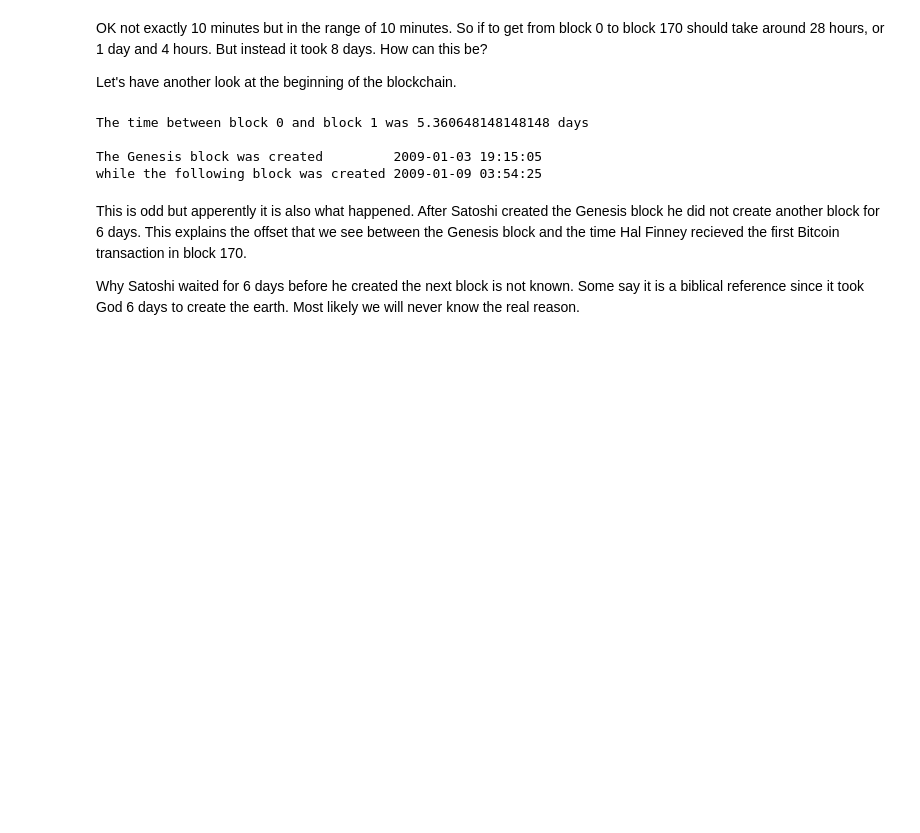
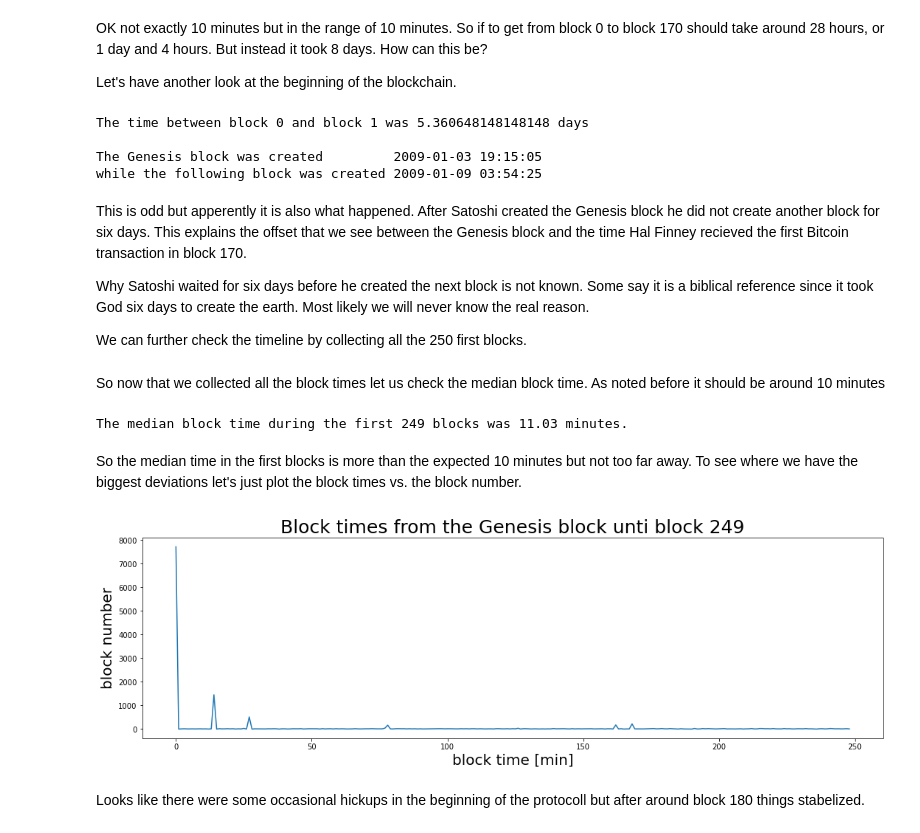
Before and after one commit to akcarsten/chain_explorer, a Jupyter notebook: examples/Secrets_of_the_Bitcoin_Blockchain-Part_I.ipynb, the cells around one changed output. Saved outputs shown, nothing was run; the diff lists cells and outputs as text; code cells hidden in the pictures; blank space fills up the shorter version.

```diff
--- a/examples/Secrets_of_the_Bitcoin_Blockchain-Part_I.ipynb
+++ b/examples/Secrets_of_the_Bitcoin_Blockchain-Part_I.ipynb
@@ -315,6 +317,43 @@ The time between block 0 and block 1 was 5.360648148148148 days
 The Genesis block was created         2009-01-03 19:15:05
 while the following block was created 2009-01-09 03:54:25
 # %% [markdown]
-This is odd but apperently it is also what happened. After Satoshi created the Genesis block he did not create another block for 6 days. This explains the offset that we see between the Genesis block and the time Hal Finney recieved the first Bitcoin transaction in block 170.
+This is odd but apperently it is also what happened. After Satoshi created the Genesis block he did not create another block for six days. This explains the offset that we see between the Genesis block and the time Hal Finney recieved the first Bitcoin transaction in block 170.
 
-Why Satoshi waited for 6 days before he created the next block is not known. Some say it is a biblical reference since it took God 6 days to create the earth. Most likely we will never know the real reason.
+Why Satoshi waited for six days before he created the next block is not known. Some say it is a biblical reference since it took God six days to create the earth. Most likely we will never know the real reason.
+
+We can further check the timeline by collecting all the 250 first blocks.
+# %%
+# This will take a moment since we start at block 0 and wait 1 second before moving on to the next block.
+# The waiting time is necessary to not get blocked by the  https://www.blockchain.com/explorer API.
+
+date = []
+
+for block in range(251):
+    raw_block = exp.get_by_block(block)
+    date.append(raw_block['time'])
+    time.sleep(1)
+# %% [markdown]
+So now that we collected all the block times let us check the median block time. As noted before it should be around 10 minutes
+# %%
+block_time = np.diff(date) / 60
+n_blocks = len(block_time)
+median_time = round(np.median(block_time), 2)
+
+print(f'The median block time during the first {n_blocks} blocks was {median_time} minutes.')
+# %% [output]
+The median block time during the first 249 blocks was 11.03 minutes.
+# %% [markdown]
+So the median time in the first blocks is more than the expected 10 minutes but not too far away. To see where we have the biggest deviations let's just plot the block times vs. the block number.
+# %%
+fig, ax = plt.subplots(1, 1, figsize=[18, 5])
+
+ax.plot(block_time)
+ax.set_title(f'Block times from the Genesis block unti block {n_blocks}', fontsize=25)
+ax.set_xlabel('block time [min]', fontsize=20)
+ax.set_ylabel('block number', fontsize=20)
+
+plt.show()
+# %% [output]
+[figure, added]
+# %% [markdown]
+Looks like there were some occasional hickups in the beginning of the protocoll but after around block 180 things stabelized.
```
Also changed, not shown: parts of 14 cells of this notebook.
